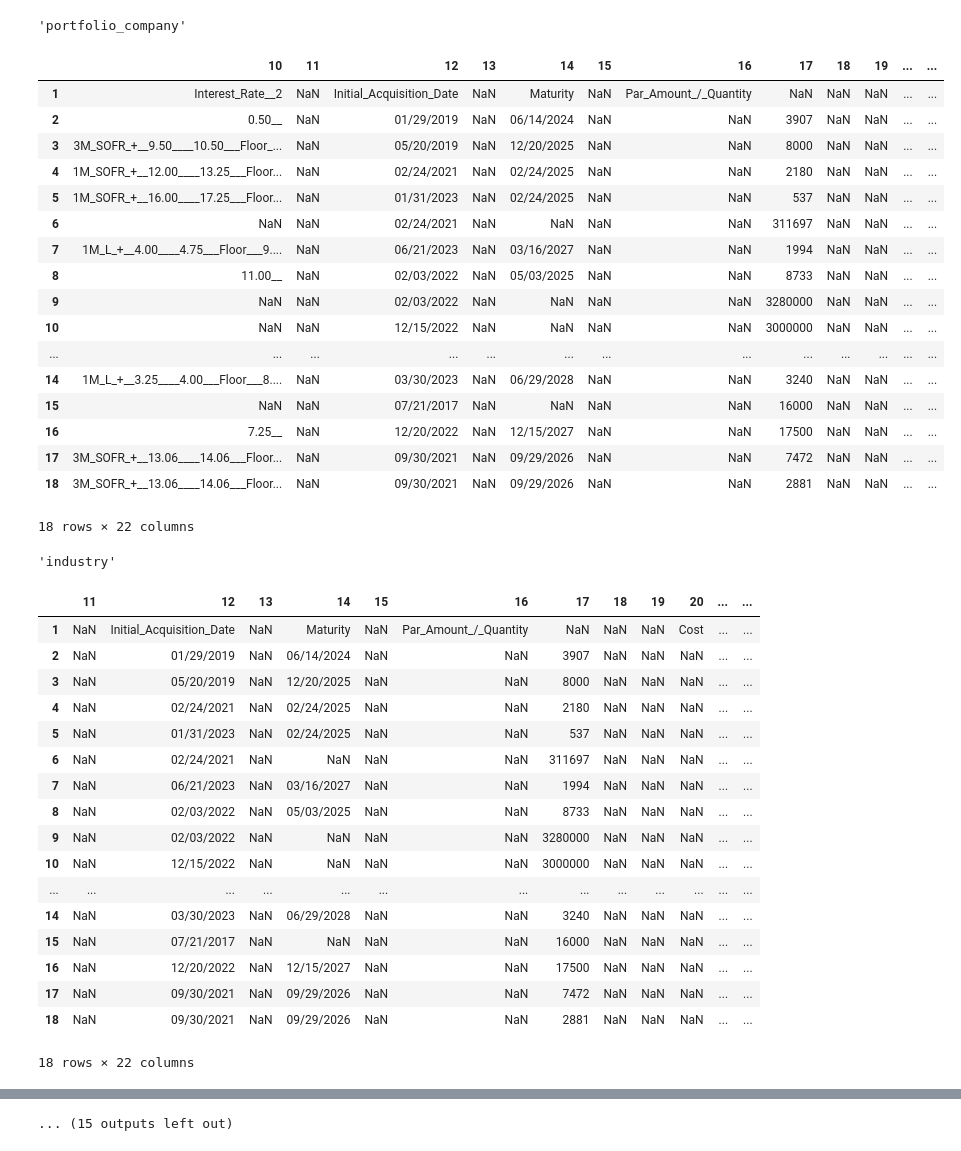
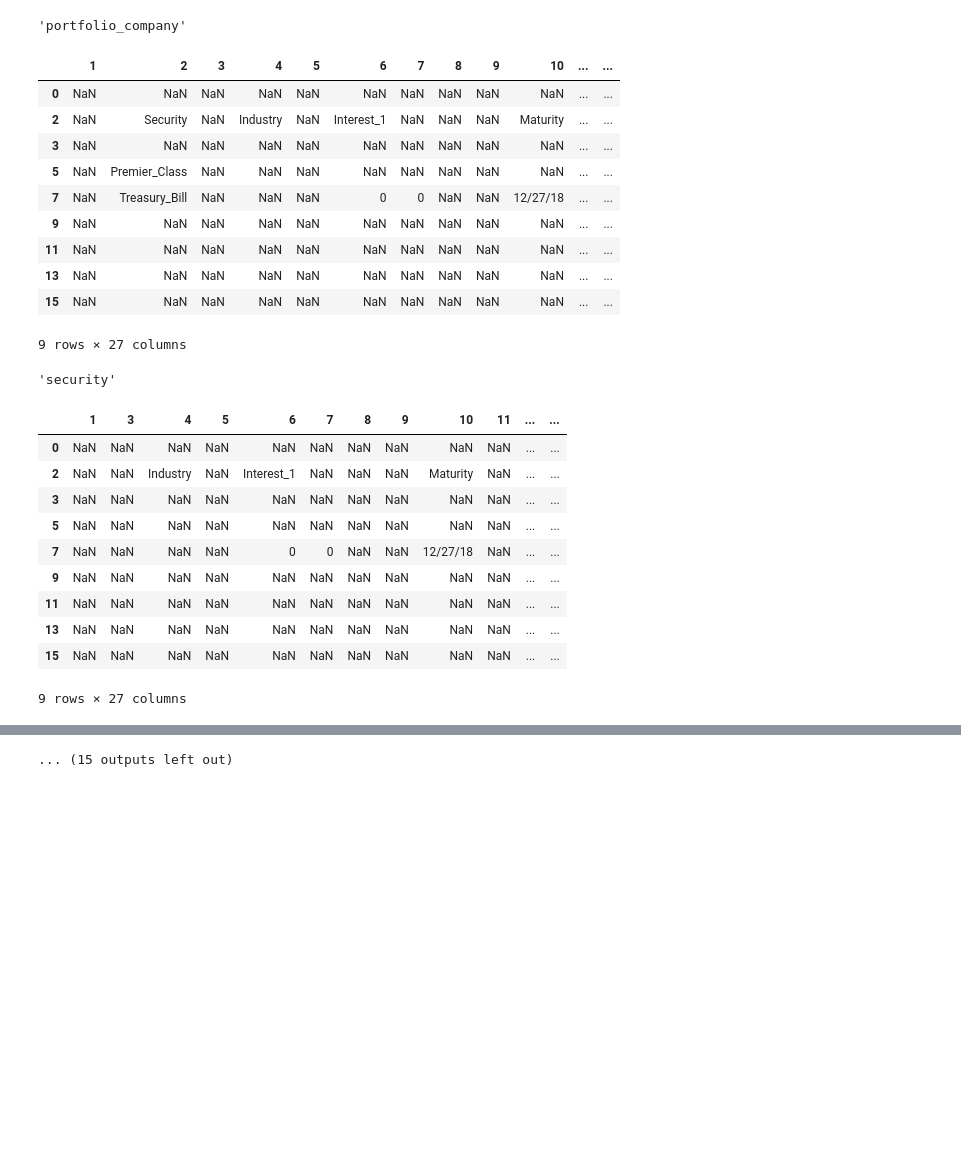
Before and after one commit to Coffee-Code-Philly-Accelerator/sec_filings, a Jupyter notebook: 1675033/debugging.ipynb, the cells around one changed output, grey strips where cells are left out. Drawn from its saved outputs; the diff is of its cells as text; code cells hidden in the pictures; blank space fills up the shorter version.

```diff
--- a/1675033/debugging.ipynb
+++ b/1675033/debugging.ipynb
@@ -1794,5 +1892,5 @@ IndexError: Boolean index has wrong length: 29 instead of 31
 # %%
-file_path = r'2023-06-30/Schedule_of_Investments_3.csv'
+file_path = r'2018-09-30/Schedule_of_Investments_3.csv'
 
 def _clean(
     file_path:str,
@@ -1842,76 +1940,62 @@ def merge_duplicate_columns(
         duplicate_cols = df.columns.unique()
     for col_name in duplicate_cols:
         display(col_name)
         mask = merged_pair_idxs.get(col_name)
         if flag:
             mask = df.columns == col_name
             merged_pair_idxs[col_name] = mask
         duplicate_data = df.loc[:, mask]
         merged_data = duplicate_data.apply(lambda row: ' '.join(set(row.dropna().astype(str))), axis=1)
         df = df.loc[:, ~mask]
         df[col_name] = merged_data
-        display(df.iloc[:,9:])
+        display(df.iloc[:,:])
     return df.reset_index(drop=True),merged_pair_idxs
 
 merged_pair_idxs = {
-    'portfolio_company':np.array([True]+[False]*30),
-    'industry':np.array([False,True]+[False]*29),
-    'security':np.array([False,False]+[True]+[False]*28),
-    'notes':np.array([False,False,False]+[True]+[False]*27),
-    'initial_acquisition':np.array([False]*6+[True]+[False]*24),
-    'par_amount_quantity':np.array([False]*10+[True]+[False]*20),
-    'cost':np.array([False]*13+[True]+[False]*17),
-    'fair_value':np.array([False]*16+[True]+[False]*14),
+    'portfolio_company':np.array([True]+[False]*26),
+    'security':np.array([False,True]+[False]*25),
+    'industry':np.array([False,False]+[True]+[False]*24),
+    'interest':np.array([False,False,False]+[True]+[False]*23),
+    'maturity':np.array([False]*6+[True]+[False]*20),
+    'par_amount_quantity':np.array([False]*8+[True]+[False]*18),
+    'cost':np.array([False]*13+[True]+[False]*13),
+    'fair_value':np.array([False]*16+[True]+[False]*10),
 }
 
 # merged_pair_idxs = {}
 ex = exceptions()
 ex_rows = '|'.join(except_rows())
 df,merged_pair_idxs = _clean(file_path,except_rows=ex_rows,merged_pair_idxs=merged_pair_idxs)
 display(df)
 display(merged_pair_idxs)
 index_list = df.apply(
     lambda row:row.astype(str).str.contains(stopping_criterion(None), case=False, na=False).any(),
     axis=1
 )
 index_list_sum = index_list.sum()
 index_list_sum
 # %% [output]
 'portfolio_company'
-|  | 10 | 11 | 12 | 13 | 14 | 15 | 16 | 17 | 18 | 19 | ... | ... |
-| 1 | Interest_Rate__2 | NaN | Initial_Acquisition_Date | NaN | Maturity | NaN | Par_Amount_/_Quantity | NaN | NaN | NaN | ... | ... |
-| 2 | 0.50__ | NaN | 01/29/2019 | NaN | 06/14/2024 | NaN | NaN | 3907 | NaN | NaN | ... | ... |
-| 3 | 3M_SOFR_+__9.50____10.50___Floor_... | NaN | 05/20/2019 | NaN | 12/20/2025 | NaN | NaN | 8000 | NaN | NaN | ... | ... |
-| 4 | 1M_SOFR_+__12.00____13.25___Floor... | NaN | 02/24/2021 | NaN | 02/24/2025 | NaN | NaN | 2180 | NaN | NaN | ... | ... |
-| 5 | 1M_SOFR_+__16.00____17.25___Floor... | NaN | 01/31/2023 | NaN | 02/24/2025 | NaN | NaN | 537 | NaN | NaN | ... | ... |
-| 6 | NaN | NaN | 02/24/2021 | NaN | NaN | NaN | NaN | 311697 | NaN | NaN | ... | ... |
-| 7 | 1M_L_+__4.00____4.75___Floor___9.... | NaN | 06/21/2023 | NaN | 03/16/2027 | NaN | NaN | 1994 | NaN | NaN | ... | ... |
-| 8 | 11.00__ | NaN | 02/03/2022 | NaN | 05/03/2025 | NaN | NaN | 8733 | NaN | NaN | ... | ... |
-| 9 | NaN | NaN | 02/03/2022 | NaN | NaN | NaN | NaN | 3280000 | NaN | NaN | ... | ... |
-| 10 | NaN | NaN | 12/15/2022 | NaN | NaN | NaN | NaN | 3000000 | NaN | NaN | ... | ... |
-| ... | ... | ... | ... | ... | ... | ... | ... | ... | ... | ... | ... | ... |
-| 14 | 1M_L_+__3.25____4.00___Floor___8.... | NaN | 03/30/2023 | NaN | 06/29/2028 | NaN | NaN | 3240 | NaN | NaN | ... | ... |
-| 15 | NaN | NaN | 07/21/2017 | NaN | NaN | NaN | NaN | 16000 | NaN | NaN | ... | ... |
-| 16 | 7.25__ | NaN | 12/20/2022 | NaN | 12/15/2027 | NaN | NaN | 17500 | NaN | NaN | ... | ... |
-| 17 | 3M_SOFR_+__13.06____14.06___Floor... | NaN | 09/30/2021 | NaN | 09/29/2026 | NaN | NaN | 7472 | NaN | NaN | ... | ... |
-| 18 | 3M_SOFR_+__13.06____14.06___Floor... | NaN | 09/30/2021 | NaN | 09/29/2026 | NaN | NaN | 2881 | NaN | NaN | ... | ... |
+|  | 1 | 2 | 3 | 4 | 5 | 6 | 7 | 8 | 9 | 10 | ... | ... |
+| 0 | NaN | NaN | NaN | NaN | NaN | NaN | NaN | NaN | NaN | NaN | ... | ... |
+| 2 | NaN | Security | NaN | Industry | NaN | Interest_1 | NaN | NaN | NaN | Maturity | ... | ... |
+| 3 | NaN | NaN | NaN | NaN | NaN | NaN | NaN | NaN | NaN | NaN | ... | ... |
+| 5 | NaN | Premier_Class | NaN | NaN | NaN | NaN | NaN | NaN | NaN | NaN | ... | ... |
+| 7 | NaN | Treasury_Bill | NaN | NaN | NaN | 0 | 0 | NaN | NaN | 12/27/18 | ... | ... |
+| 9 | NaN | NaN | NaN | NaN | NaN | NaN | NaN | NaN | NaN | NaN | ... | ... |
+| 11 | NaN | NaN | NaN | NaN | NaN | NaN | NaN | NaN | NaN | NaN | ... | ... |
+| 13 | NaN | NaN | NaN | NaN | NaN | NaN | NaN | NaN | NaN | NaN | ... | ... |
+| 15 | NaN | NaN | NaN | NaN | NaN | NaN | NaN | NaN | NaN | NaN | ... | ... |
-18 rows × 22 columns
+9 rows × 27 columns
-'industry'
+'security'
-|  | 11 | 12 | 13 | 14 | 15 | 16 | 17 | 18 | 19 | 20 | ... | ... |
-| 1 | NaN | Initial_Acquisition_Date | NaN | Maturity | NaN | Par_Amount_/_Quantity | NaN | NaN | NaN | Cost | ... | ... |
-| 2 | NaN | 01/29/2019 | NaN | 06/14/2024 | NaN | NaN | 3907 | NaN | NaN | NaN | ... | ... |
-| 3 | NaN | 05/20/2019 | NaN | 12/20/2025 | NaN | NaN | 8000 | NaN | NaN | NaN | ... | ... |
-| 4 | NaN | 02/24/2021 | NaN | 02/24/2025 | NaN | NaN | 2180 | NaN | NaN | NaN | ... | ... |
-| 5 | NaN | 01/31/2023 | NaN | 02/24/2025 | NaN | NaN | 537 | NaN | NaN | NaN | ... | ... |
-| 6 | NaN | 02/24/2021 | NaN | NaN | NaN | NaN | 311697 | NaN | NaN | NaN | ... | ... |
-| 7 | NaN | 06/21/2023 | NaN | 03/16/2027 | NaN | NaN | 1994 | NaN | NaN | NaN | ... | ... |
-| 8 | NaN | 02/03/2022 | NaN | 05/03/2025 | NaN | NaN | 8733 | NaN | NaN | NaN | ... | ... |
-| 9 | NaN | 02/03/2022 | NaN | NaN | NaN | NaN | 3280000 | NaN | NaN | NaN | ... | ... |
-| 10 | NaN | 12/15/2022 | NaN | NaN | NaN | NaN | 3000000 | NaN | NaN | NaN | ... | ... |
-| ... | ... | ... | ... | ... | ... | ... | ... | ... | ... | ... | ... | ... |
-| 14 | NaN | 03/30/2023 | NaN | 06/29/2028 | NaN | NaN | 3240 | NaN | NaN | NaN | ... | ... |
-| 15 | NaN | 07/21/2017 | NaN | NaN | NaN | NaN | 16000 | NaN | NaN | NaN | ... | ... |
-| 16 | NaN | 12/20/2022 | NaN | 12/15/2027 | NaN | NaN | 17500 | NaN | NaN | NaN | ... | ... |
-| 17 | NaN | 09/30/2021 | NaN | 09/29/2026 | NaN | NaN | 7472 | NaN | NaN | NaN | ... | ... |
-| 18 | NaN | 09/30/2021 | NaN | 09/29/2026 | NaN | NaN | 2881 | NaN | NaN | NaN | ... | ... |
+|  | 1 | 3 | 4 | 5 | 6 | 7 | 8 | 9 | 10 | 11 | ... | ... |
+| 0 | NaN | NaN | NaN | NaN | NaN | NaN | NaN | NaN | NaN | NaN | ... | ... |
+| 2 | NaN | NaN | Industry | NaN | Interest_1 | NaN | NaN | NaN | Maturity | NaN | ... | ... |
+| 3 | NaN | NaN | NaN | NaN | NaN | NaN | NaN | NaN | NaN | NaN | ... | ... |
+| 5 | NaN | NaN | NaN | NaN | NaN | NaN | NaN | NaN | NaN | NaN | ... | ... |
+| 7 | NaN | NaN | NaN | NaN | 0 | 0 | NaN | NaN | 12/27/18 | NaN | ... | ... |
+| 9 | NaN | NaN | NaN | NaN | NaN | NaN | NaN | NaN | NaN | NaN | ... | ... |
+| 11 | NaN | NaN | NaN | NaN | NaN | NaN | NaN | NaN | NaN | NaN | ... | ... |
+| 13 | NaN | NaN | NaN | NaN | NaN | NaN | NaN | NaN | NaN | NaN | ... | ... |
+| 15 | NaN | NaN | NaN | NaN | NaN | NaN | NaN | NaN | NaN | NaN | ... | ... |
-18 rows × 22 columns
+9 rows × 27 columns
```
Also changed, not shown: parts of 2 cells of this notebook, 7 other files.
